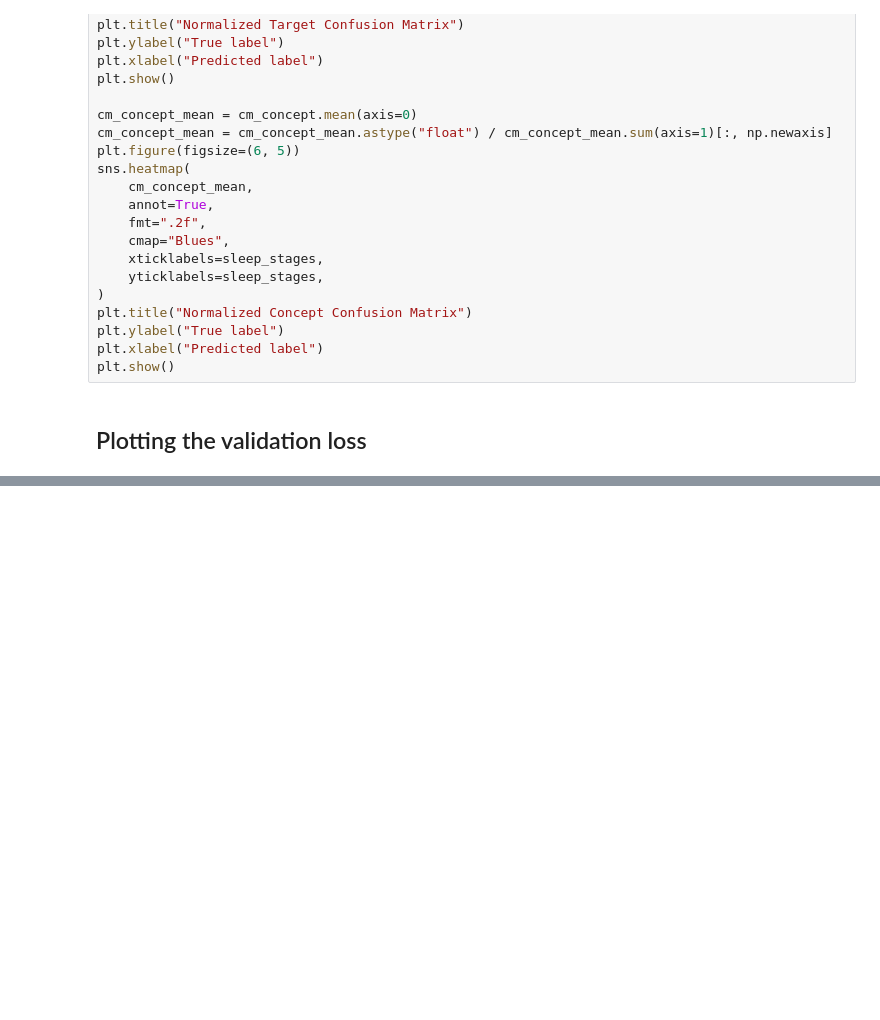
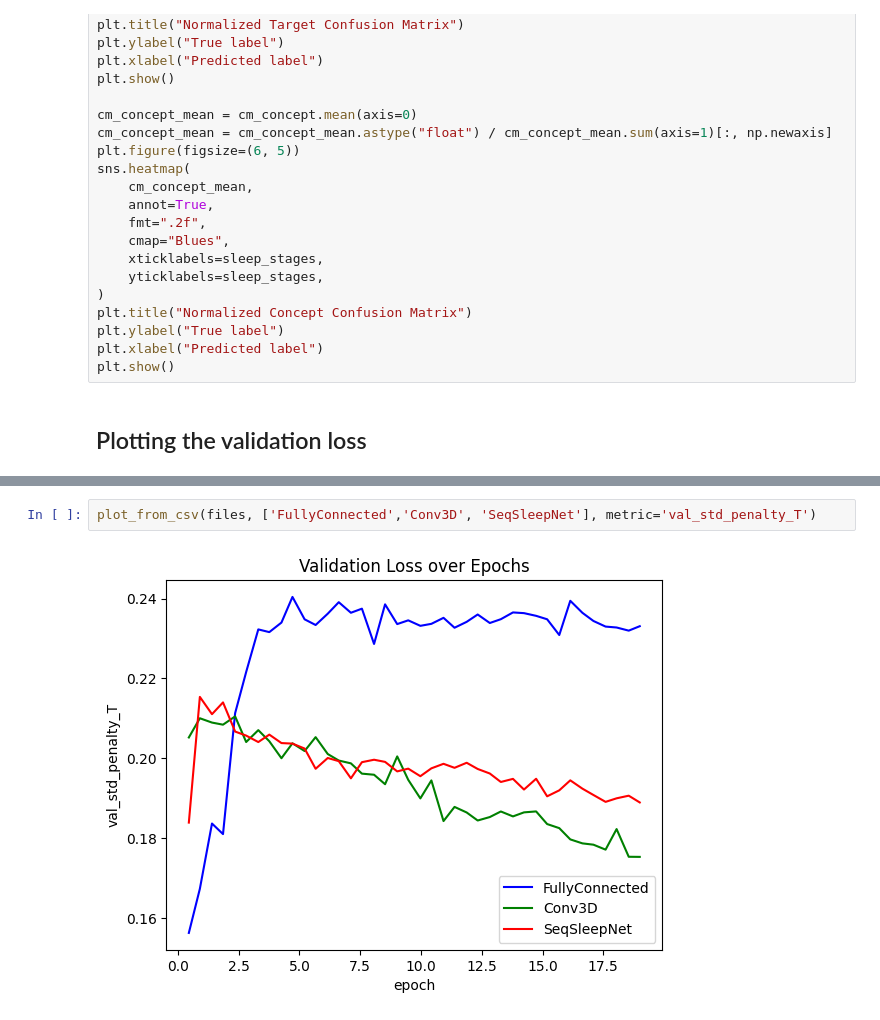
Before and after one commit to MatteoManni99/physioex, a Jupyter notebook: examples/autoencoder_experiments.ipynb, the cells around one changed output, grey strips where cells are left out. Saved outputs shown, nothing was run; the diff lists cells and outputs as text; blank space fills up the shorter version.

```diff
--- a/examples/autoencoder_experiments.ipynb
+++ b/examples/autoencoder_experiments.ipynb
@@ -580,0 +583,4 @@ plot_val_loss_from_csv(files, ['Conv3D', 'FullyConnected', 'SeqSleepNet'])
+# %%
+plot_from_csv(files, ['FullyConnected','Conv3D', 'SeqSleepNet'], metric='val_std_penalty_T')
+# %% [output]
+[figure, added]
```
Also changed, not shown: parts of 4 cells of this notebook, 5 other files.
